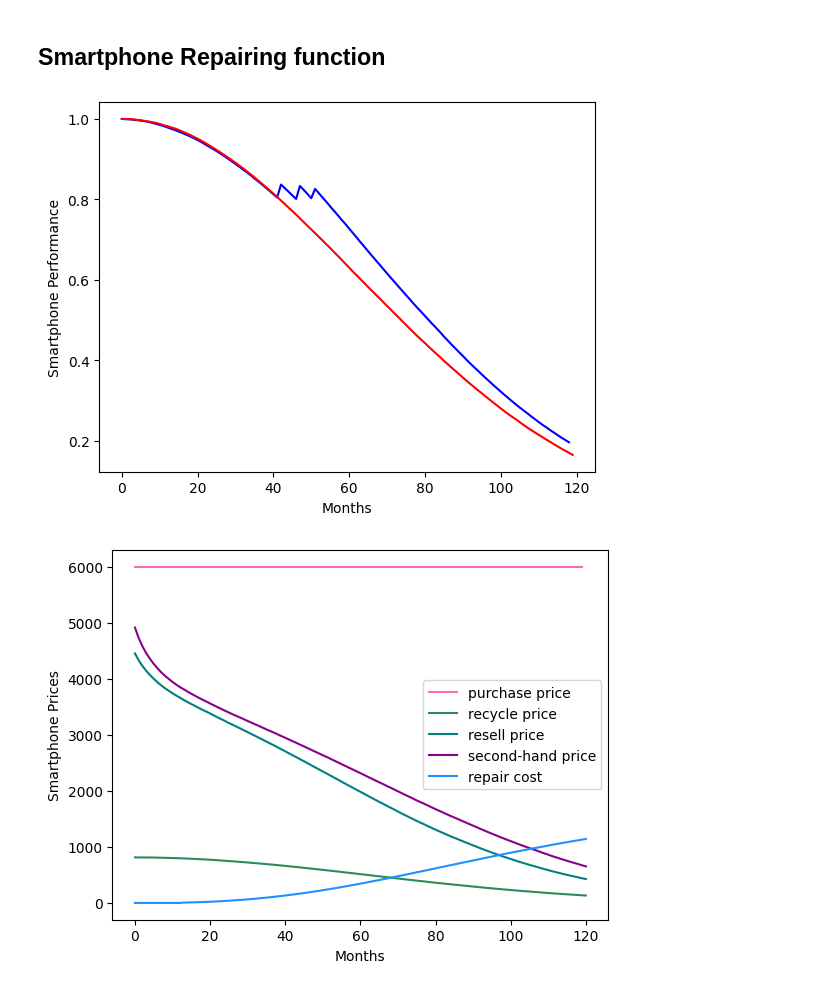
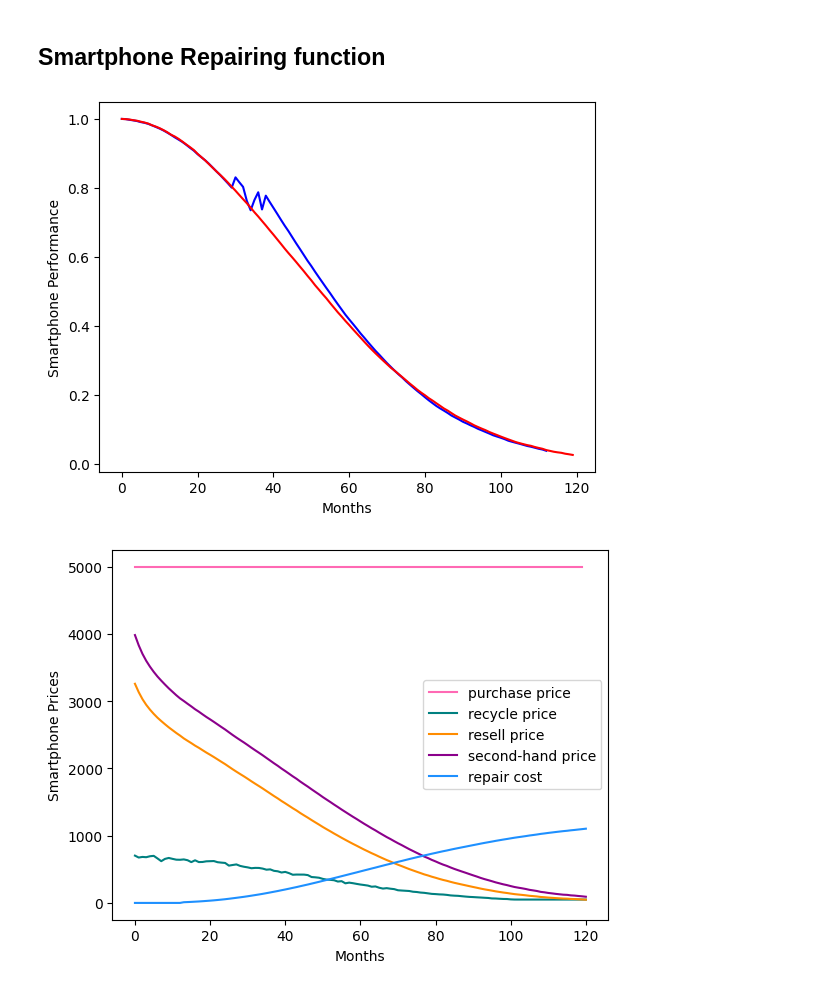
Before and after one commit to jungletada/ABMSF, a Jupyter notebook: test_demo/test.ipynb, the cells around one changed output. Saved outputs shown, nothing was run; the diff lists cells and outputs as text; code cells hidden in the pictures.

```diff
--- a/test_demo/test.ipynb
+++ b/test_demo/test.ipynb
@@ -66,7 +56,7 @@ repair_times = 0
 months = 120
 rec_price_list = [1.0]
 
-repair_max_times = 2
+repair_max_times = 6
 repair_att = float(np.random.normal(0.5, 0.05))
 
 for t in range(1, months):
@@ -91,11 +81,11 @@ plt.ylabel('Smartphone Performance')
 plt.xlabel('Months')
 plt.show()
 # %% [output]
-[figure, old version]
+[figure, new version]
 # %%
 def calculate_recycle_price(purchase_price, time_held, performance):
-    disc = np.random.normal(0.65, 0.01)
-    recycle_price = 0.45 * (0.3 * performance + 0.05 / (48 + time_held)) * purchase_price
+    disc = np.random.normal(0.45, 0.05)
+    recycle_price = disc * (0.3 * performance + 0.05 / (48 + time_held)) * purchase_price
     recycle_price = max(recycle_price, 50)
     return recycle_price
 # %%
@@ -110,13 +100,13 @@ demand_used = random.uniform(0, 0.2) # demand of use for each smartphone
 
 def calculate_resell_price_sechnd(purchase_price, time_held, performance, repair_cost):
     normalized_repair_cost = repair_cost / purchase_price
-    buying_price = purchase_price * performance * (1 - normalized_repair_cost) * (0.475 + 2 / (time_held + 10)) * 1.1
+    buying_price = purchase_price * performance * (1 - normalized_repair_cost) * (0.475 + 2 / (time_held + 8)) * 0.9
     # buying_price = int(min(0.8 * purchase_price, buying_price))
     return buying_price
 # %%
 def calculate_sechnd_market_price(purchase_price, time_held, performance, repair_cost):
     normalized_repair_cost = repair_cost / purchase_price
-    selling_price = purchase_price * performance * (1 + normalized_repair_cost) * (0.495 + 2 / (time_held + 8)) * 1.1
+    selling_price = purchase_price * performance * (1 + normalized_repair_cost) * (0.475 + 2 / (time_held + 8)) * 1.1
     #self.secondhand_market_price = int(min(0.98 * self.purchase_price, selling_price))
     # print(f'{self.model.steps},new {self.purchase_price}, used {self.secondhand_market_price}')
     return selling_price
@@ -124,35 +114,35 @@ def calculate_sechnd_market_price(purchase_price, time_held, performance, repair
 perf = 1.0
 months = 120
 
-price = 5999
+price = 4999
 purchase_prices = [price] * months
 rec_price_list = []
 repair_costs = []
 resell_prices = []
 sechnd_prices = []
 
 for t in range(0, months + 1):
     perf = degrade_performance(t, perf)
 
     c_rep = calculate_repair_cost(price, t, perf)
     p_rec = calculate_recycle_price(price, t, perf)
     p_res = calculate_resell_price_sechnd(price, t, perf, c_rep)
     p_sec = calculate_sechnd_market_price(price, t, perf, c_rep)
 
     rec_price_list.append(p_rec)
     repair_costs.append(c_rep)
     resell_prices.append(p_res)
     sechnd_prices.append(p_sec)
 
 plt.plot(purchase_prices, color='#FF69B4', linestyle='-', label='purchase price')
-plt.plot(rec_price_list, color='#2E8B57', linestyle='-', label='recycle price')
-plt.plot(resell_prices, color='#008080', linestyle='-', label='resell price')
+plt.plot(rec_price_list, color='#008080', linestyle='-', label='recycle price')
+plt.plot(resell_prices, color='#FF8C00', linestyle='-', label='resell price')
 plt.plot(sechnd_prices, color='#8B008B', linestyle='-', label='second-hand price')
 plt.plot(repair_costs, color='#1E90FF', linestyle='-', label='repair cost')
 
 plt.ylabel('Smartphone Prices')
 plt.xlabel('Months')
 plt.legend()
 plt.show()
 # %% [output]
-[figure, old version]
+[figure, new version]
```
Also changed, not shown: parts of 3 cells of this notebook, 16 other files.
